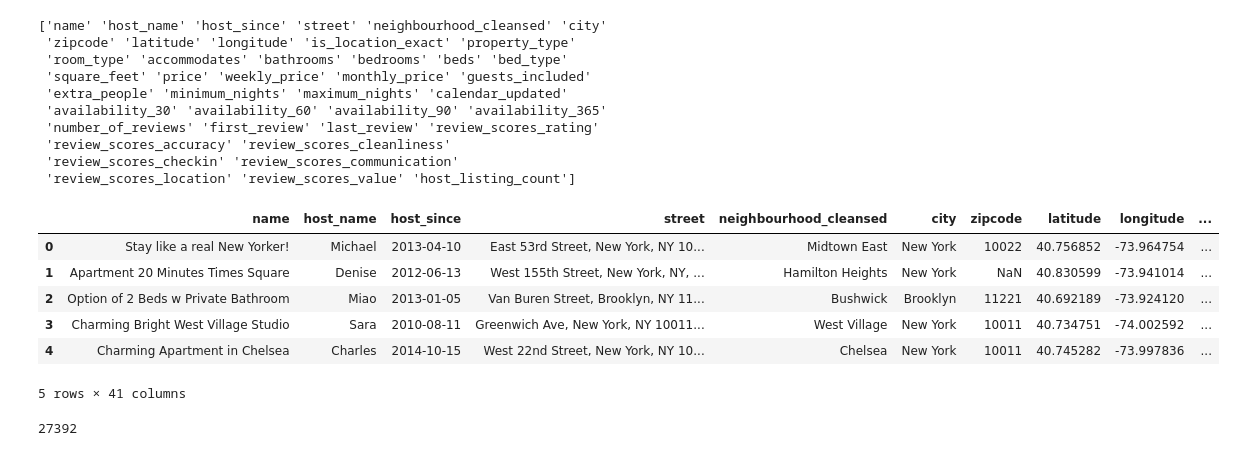
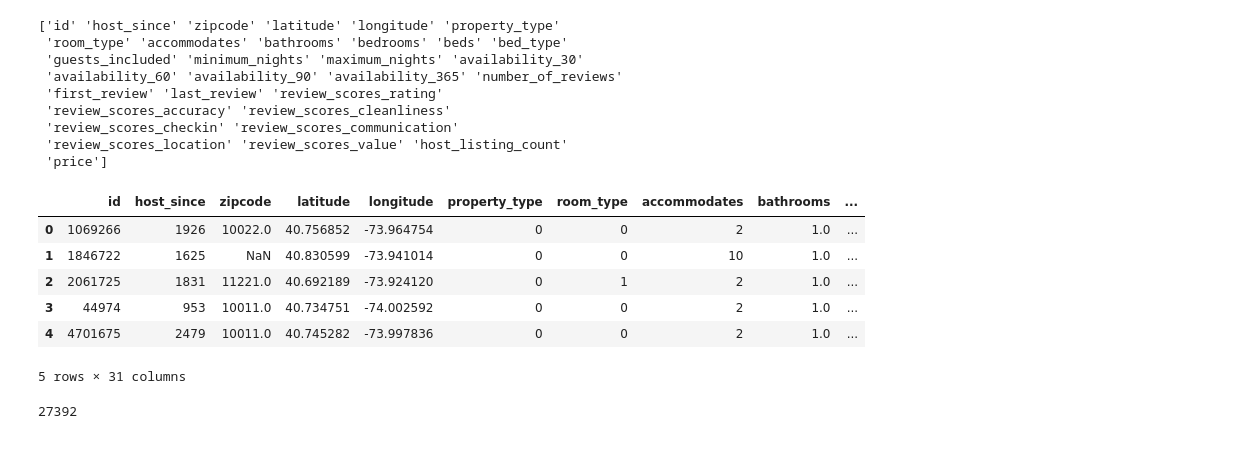
Before and after one commit to xwang146/cs109-airbnb-13, a Jupyter notebook: DataExplorationPlots2.ipynb, the cells around one changed output. Cells and saved outputs as stored; diff of their text form; code cells hidden in the pictures.

```diff
--- a/DataExplorationPlots2.ipynb
+++ b/DataExplorationPlots2.ipynb
@@ -11,27 +11,26 @@ from itertools import combinations
 %matplotlib inline
 # %%
 #read the data
-df = pd.read_csv('datasets/listings_clean.csv')
+df = pd.read_csv('listings_clean.csv')
 print(df.columns.values)
 df.head()
 # %% [output]
-['name' 'host_name' 'host_since' 'street' 'neighbourhood_cleansed' 'city'
- 'zipcode' 'latitude' 'longitude' 'is_location_exact' 'property_type'
+['id' 'host_since' 'zipcode' 'latitude' 'longitude' 'property_type'
  'room_type' 'accommodates' 'bathrooms' 'bedrooms' 'beds' 'bed_type'
- 'square_feet' 'price' 'weekly_price' 'monthly_price' 'guests_included'
- 'extra_people' 'minimum_nights' 'maximum_nights' 'calendar_updated'
- 'availability_30' 'availability_60' 'availability_90' 'availability_365'
- 'number_of_reviews' 'first_review' 'last_review' 'review_scores_rating'
+ 'guests_included' 'minimum_nights' 'maximum_nights' 'availability_30'
+ 'availability_60' 'availability_90' 'availability_365' 'number_of_reviews'
+ 'first_review' 'last_review' 'review_scores_rating'
  'review_scores_accuracy' 'review_scores_cleanliness'
  'review_scores_checkin' 'review_scores_communication'
- 'review_scores_location' 'review_scores_value' 'host_listing_count']
+ 'review_scores_location' 'review_scores_value' 'host_listing_count'
+ 'price']
-|  | name | host_name | host_since | street | neighbourhood_cleansed | city | zipcode | latitude | longitude | ... |
-| 0 | Stay like a real New Yorker! | Michael | 2013-04-10 | East 53rd Street, New York, NY 10... | Midtown East | New York | 10022 | 40.756852 | -73.964754 | ... |
-| 1 | Apartment 20 Minutes Times Square | Denise | 2012-06-13 | West 155th Street, New York, NY, ... | Hamilton Heights | New York | NaN | 40.830599 | -73.941014 | ... |
-| 2 | Option of 2 Beds w Private Bathroom | Miao | 2013-01-05 | Van Buren Street, Brooklyn, NY 11... | Bushwick | Brooklyn | 11221 | 40.692189 | -73.924120 | ... |
-| 3 | Charming Bright West Village Studio | Sara | 2010-08-11 | Greenwich Ave, New York, NY 10011... | West Village | New York | 10011 | 40.734751 | -74.002592 | ... |
-| 4 | Charming Apartment in Chelsea | Charles | 2014-10-15 | West 22nd Street, New York, NY 10... | Chelsea | New York | 10011 | 40.745282 | -73.997836 | ... |
+|  | id | host_since | zipcode | latitude | longitude | property_type | room_type | accommodates | bathrooms | ... |
+| 0 | 1069266 | 1926 | 10022.0 | 40.756852 | -73.964754 | 0 | 0 | 2 | 1.0 | ... |
+| 1 | 1846722 | 1625 | NaN | 40.830599 | -73.941014 | 0 | 0 | 10 | 1.0 | ... |
+| 2 | 2061725 | 1831 | 11221.0 | 40.692189 | -73.924120 | 0 | 1 | 2 | 1.0 | ... |
+| 3 | 44974 | 953 | 10011.0 | 40.734751 | -74.002592 | 0 | 0 | 2 | 1.0 | ... |
+| 4 | 4701675 | 2479 | 10011.0 | 40.745282 | -73.997836 | 0 | 0 | 2 | 1.0 | ... |
-5 rows × 41 columns
+5 rows × 31 columns
 # %%
 n = df.shape[0]
 print(n)
```
Also changed, not shown: parts of 3 cells of this notebook, 1 other file.
